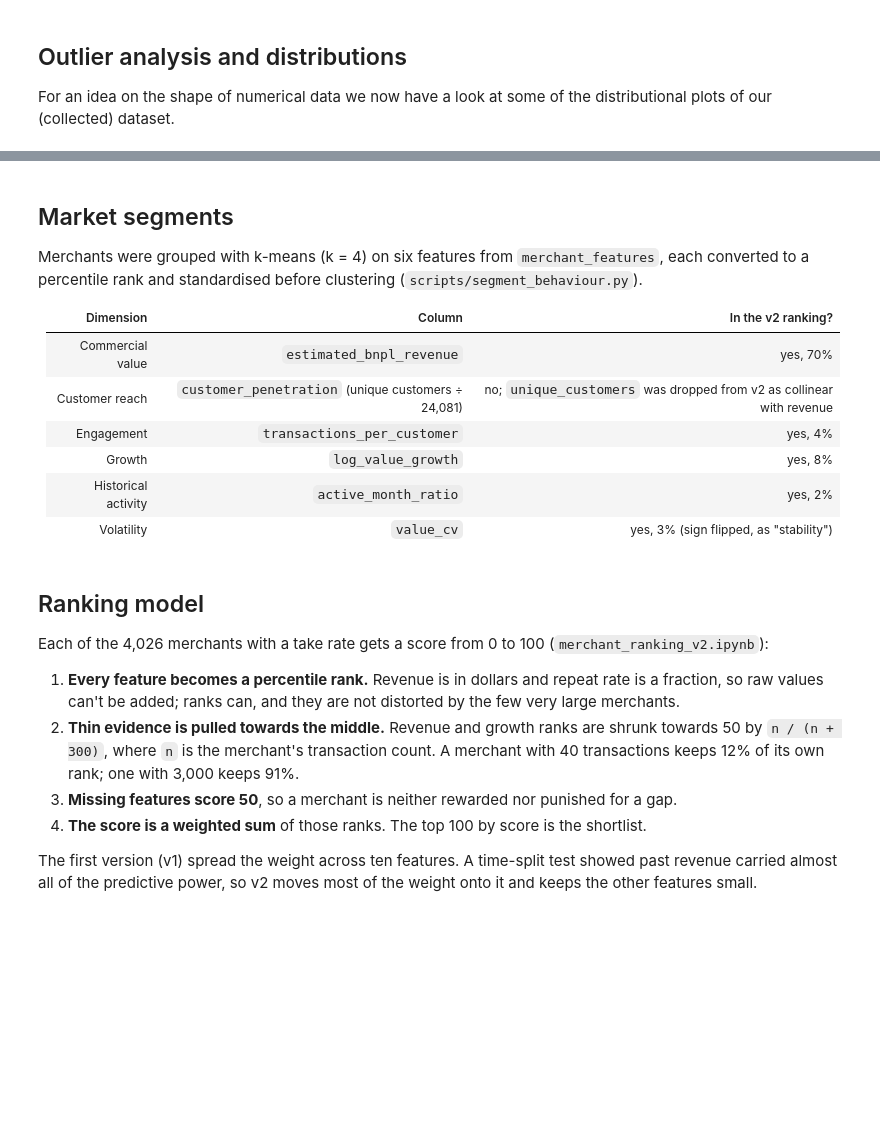
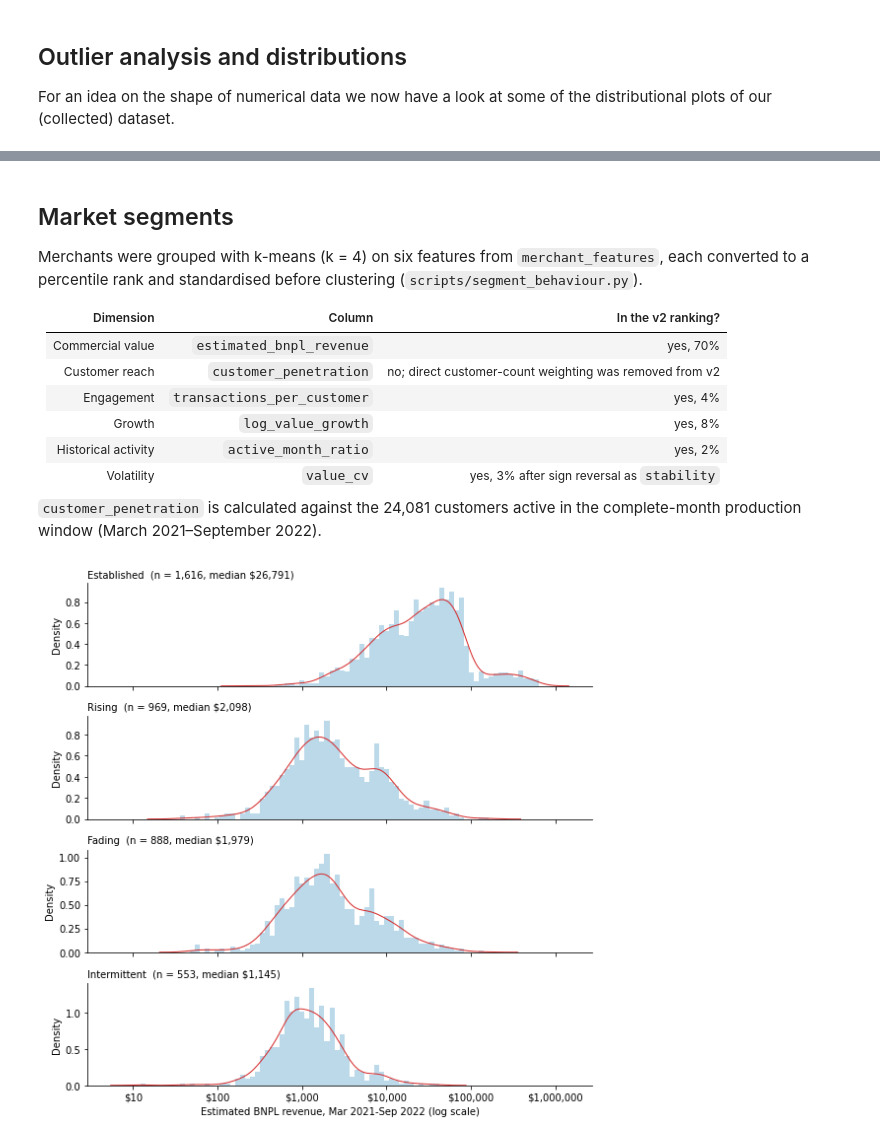
Before and after one commit to cjboingboing/project2, a Jupyter notebook: notebooks/final_findings.ipynb, the cells around one changed output, grey strips where cells are left out. Saved outputs shown, nothing was run; the diff lists cells and outputs as text; code cells hidden in the pictures; blank space fills up the shorter version.

Commit message:
fraud notebooks restructure, imputation, plotting script

```diff
--- a/notebooks/final_findings.ipynb
+++ b/notebooks/final_findings.ipynb
@@ -15,14 +22,20 @@ import matplotlib.pyplot as plt
 import seaborn as sns
 from pyspark.sql import SparkSession, Window, functions as F
 
-# Works when launched from the repository, project2, or notebooks directory.
-PROJECT_ROOT = next((p for p in [Path.cwd(), *Path.cwd().parents]
-                     if p.name == "project2"), None)
-if PROJECT_ROOT is None:
-    PROJECT_ROOT = Path.cwd() / "project2"
+# Locate the repository by its data/tables directory rather than by folder name.
+def find_project_root():
+    for candidate in [Path.cwd(), *Path.cwd().parents]:
+        if (candidate / "data" / "tables").is_dir():
+            return candidate
+    raise FileNotFoundError(
+        "Could not locate the project root containing data/tables/."
+    )
+
+PROJECT_ROOT = find_project_root()
 PROCESSED_PATH = PROJECT_ROOT / "data" / "tables" / "processed"
 if not PROCESSED_PATH.is_dir():
-    raise FileNotFoundError("Set PROJECT_ROOT to your project2 directory.")
+    raise FileNotFoundError(f"{PROCESSED_PATH} does not exist.")
+
 RANDOM_STATE = 42
 spark = SparkSession.builder.config("spark.driver.memory", "6g").getOrCreate()
 
@@ -108,52 +123,47 @@ plt.show()
 # %% [markdown]
 ## Market segments
 
-Merchants were grouped with k-means (k = 4) on six features from `merchant_features`, each converted to a percentile rank and standardised before clustering (`scripts/segment_behaviour.py`).
+Merchants were grouped with k-means (k = 4) on six features from `merchant_features`, each
+converted to a percentile rank and standardised before clustering (`scripts/segment_behaviour.py`).
 
 | Dimension | Column | In the v2 ranking? |
 |---|---|---|
 | Commercial value | `estimated_bnpl_revenue` | yes, 70% |
-| Customer reach | `customer_penetration` (unique customers ÷ 24,081) | no; `unique_customers` was dropped from v2 as collinear with revenue |
+| Customer reach | `customer_penetration` | no; direct customer-count weighting was removed from v2 |
 | Engagement | `transactions_per_customer` | yes, 4% |
 | Growth | `log_value_growth` | yes, 8% |
 | Historical activity | `active_month_ratio` | yes, 2% |
-| Volatility | `value_cv` | yes, 3% (sign flipped, as "stability") |
+| Volatility | `value_cv` | yes, 3% after sign reversal as `stability` |
+
+`customer_penetration` is calculated against the 24,081 customers active in the complete-month
+production window (March 2021–September 2022).
 # %%
 # Estimated BNPL revenue per merchant, by behaviour segment (scripts/segment_behaviour.py).
 COL = "estimated_bnpl_revenue"
 NAMES = {1: "Established", 3: "Rising", 2: "Fading", 0: "Intermittent"}
 
 segments = pd.read_parquet(PROCESSED_PATH / "merchant_behaviour_segments")[["merchant_abn", "segment_id"]]
 ranking = pd.read_parquet(PROCESSED_PATH / "merchant_ranking_v2.parquet")
 seg_df = ranking.merge(segments, on="merchant_abn", how="inner")
 
 # Revenue spans several orders of magnitude, so bin and smooth on log10 dollars.
 log_rev = np.log10(seg_df[COL])
 bins = np.linspace(log_rev.min(), log_rev.max(), 81)
 
 fig, axes = plt.subplots(4, 1, figsize=(8, 8), sharex=True)
 for ax, seg_id in zip(axes, [1, 3, 2, 0]):
     block = log_rev[seg_df["segment_id"] == seg_id]
     sns.histplot(x=block, bins=bins, stat="density", color=HIST_BLUE, edgecolor="none",
                  alpha=0.7, ax=ax)
     sns.kdeplot(x=block, color=KDE_RED, linewidth=1, ax=ax)
     ax.set_title(f"{NAMES[seg_id]}  (n = {len(block):,}, median ${10 ** block.median():,.0f})",
                  loc="left", fontsize=10)
     ax.set_ylabel("Density")
     sns.despine(ax=ax)
 ticks = np.arange(np.floor(log_rev.min()), np.ceil(log_rev.max()) + 1)
 axes[-1].set_xticks(ticks, [f"${10 ** t:,.0f}" for t in ticks])
-axes[-1].set_xlabel("Estimated BNPL revenue over the full window (log scale)")
+axes[-1].set_xlabel("Estimated BNPL revenue, Mar 2021-Sep 2022 (log scale)")
 fig.tight_layout()
 plt.show()
+# %% [output]
+[figure, added]
-# %% [markdown]
-## Ranking model
-
-Each of the 4,026 merchants with a take rate gets a score from 0 to 100 (`merchant_ranking_v2.ipynb`):
-
-1. **Every feature becomes a percentile rank.** Revenue is in dollars and repeat rate is a fraction, so raw values can't be added; ranks can, and they are not distorted by the few very large merchants.
-2. **Thin evidence is pulled towards the middle.** Revenue and growth ranks are shrunk towards 50 by `n / (n + 300)`, where `n` is the merchant's transaction count. A merchant with 40 transactions keeps 12% of its own rank; one with 3,000 keeps 91%.
-3. **Missing features score 50**, so a merchant is neither rewarded nor punished for a gap.
-4. **The score is a weighted sum** of those ranks. The top 100 by score is the shortlist.
-
-The first version (v1) spread the weight across ten features. A time-split test showed past revenue carried almost all of the predictive power, so v2 moves most of the weight onto it and keeps the other features small.
```
Also changed, not shown: parts of 27 cells of this notebook, 15 other files.
